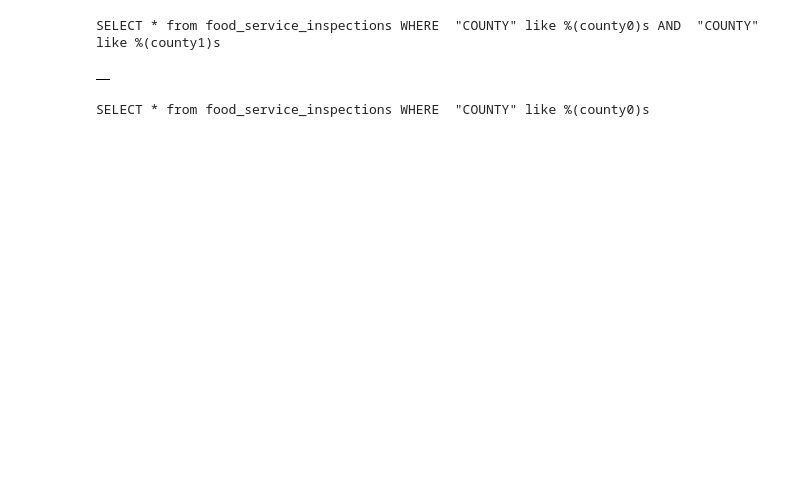
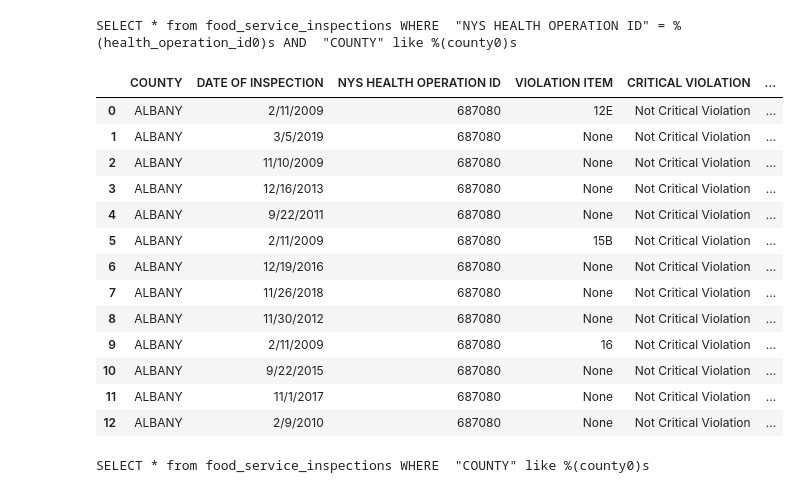
Before and after one commit to Gaurangprasad/DBMS_Fall19_project, a Jupyter notebook: App_Notebook.ipynb, the cells around one changed output. Saved outputs shown, nothing was run; the diff lists cells and outputs as text; code cells hidden in the pictures; blank space fills up the shorter version.

```diff
--- a/App_Notebook.ipynb
+++ b/App_Notebook.ipynb
@@ -80,6 +80,17 @@ class FoodViolationData:
             #print(self.parameters)
             return self
 
+        def searchByOperatorID(self, health_opID):
+            i = str(self.__param_index("health_operation_id"))
+            self.conditions.append(""" "NYS HEALTH OPERATION ID" = %(health_operation_id""" + i + ")s")
+            #print(i)
+            #print(name)
+            #self.conditions.append(""" "COUNTY" like '%%""" + name + """%%' """)
+            #print(self.conditions)
+            self.parameters.update({"health_operation_id" + i: health_opID})
+            #print(self.parameters)
+            return self
+
         def __compile(self):
             query = "SELECT * from food_service_inspections"
             query = query + " " + " ".join(self.joins) if self.joins else query
@@ -110,10 +121,23 @@ import matplotlib
 fd_vio = FoodViolationData("host='localhost' dbname='test5' user='test5' password='test5'")
 # %%
 # Searching for rows with have "BANY" and "NAS" in their county names (expect 0 rows)
-fd_vio.query().searchByCounty("BANY").searchByCounty("NAS").run()
+fd_vio.query().searchByOperatorID("687080").searchByCounty("BAN").run()
 # %% [output]
-SELECT * from food_service_inspections WHERE  "COUNTY" like %(county0)s AND  "COUNTY" like %(county1)s
+SELECT * from food_service_inspections WHERE  "NYS HEALTH OPERATION ID" = %(health_operation_id0)s AND  "COUNTY" like %(county0)s
-|  |
+|  | COUNTY | DATE OF INSPECTION | NYS HEALTH OPERATION ID | VIOLATION ITEM | CRITICAL VIOLATION | ... |
+| 0 | ALBANY | 2/11/2009 | 687080 | 12E | Not Critical Violation | ... |
+| 1 | ALBANY | 3/5/2019 | 687080 | None | Not Critical Violation | ... |
+| 2 | ALBANY | 11/10/2009 | 687080 | None | Not Critical Violation | ... |
+| 3 | ALBANY | 12/16/2013 | 687080 | None | Not Critical Violation | ... |
+| 4 | ALBANY | 9/22/2011 | 687080 | None | Not Critical Violation | ... |
+| 5 | ALBANY | 2/11/2009 | 687080 | 15B | Not Critical Violation | ... |
+| 6 | ALBANY | 12/19/2016 | 687080 | None | Not Critical Violation | ... |
+| 7 | ALBANY | 11/26/2018 | 687080 | None | Not Critical Violation | ... |
+| 8 | ALBANY | 11/30/2012 | 687080 | None | Not Critical Violation | ... |
+| 9 | ALBANY | 2/11/2009 | 687080 | 16 | Not Critical Violation | ... |
+| 10 | ALBANY | 9/22/2015 | 687080 | None | Not Critical Violation | ... |
+| 11 | ALBANY | 11/1/2017 | 687080 | None | Not Critical Violation | ... |
+| 12 | ALBANY | 2/9/2010 | 687080 | None | Not Critical Violation | ... |
 # %%
 # Just searching for "BANY" in COUNTY names
 fd_vio.query().searchByCounty("BANY").run()
```
